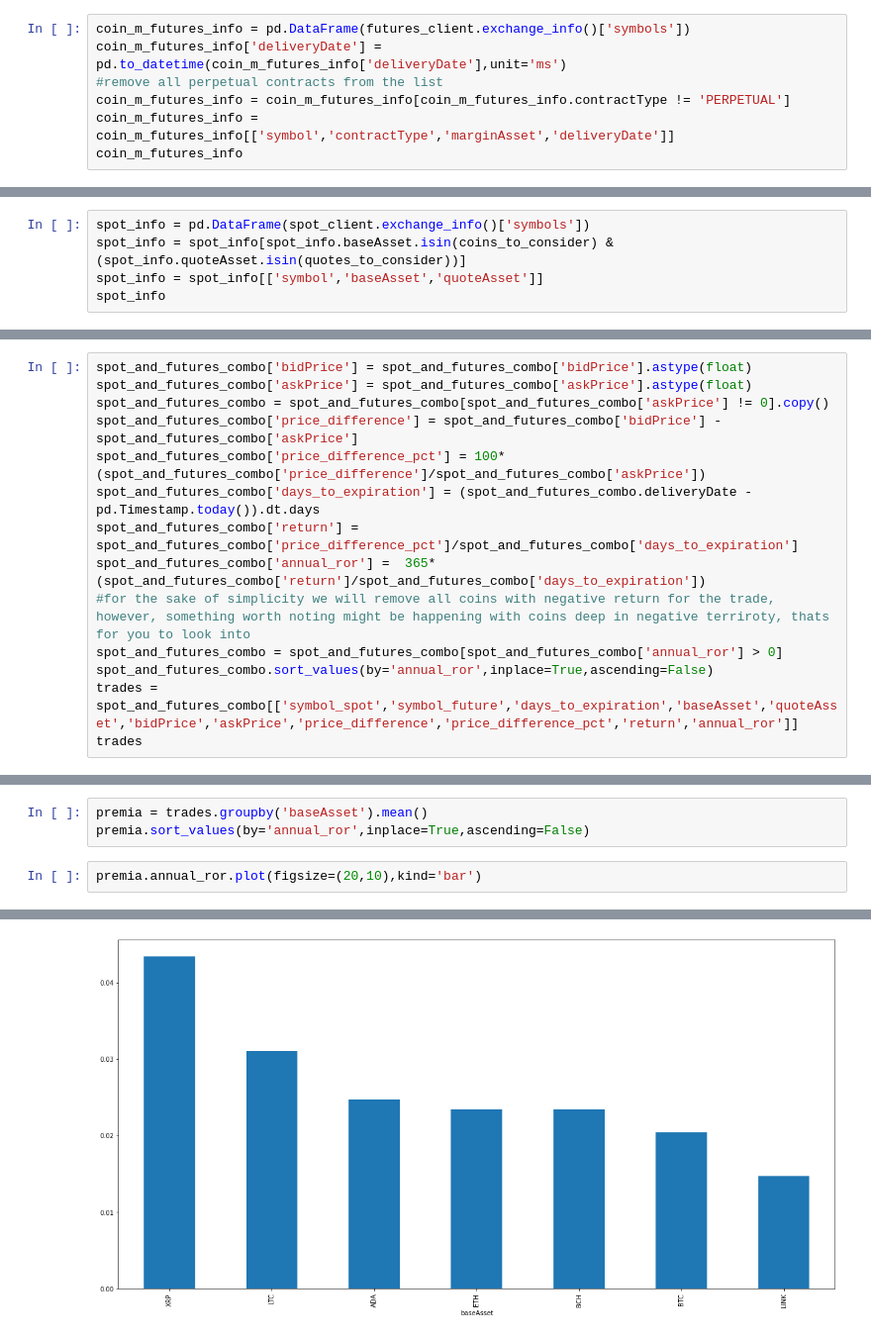
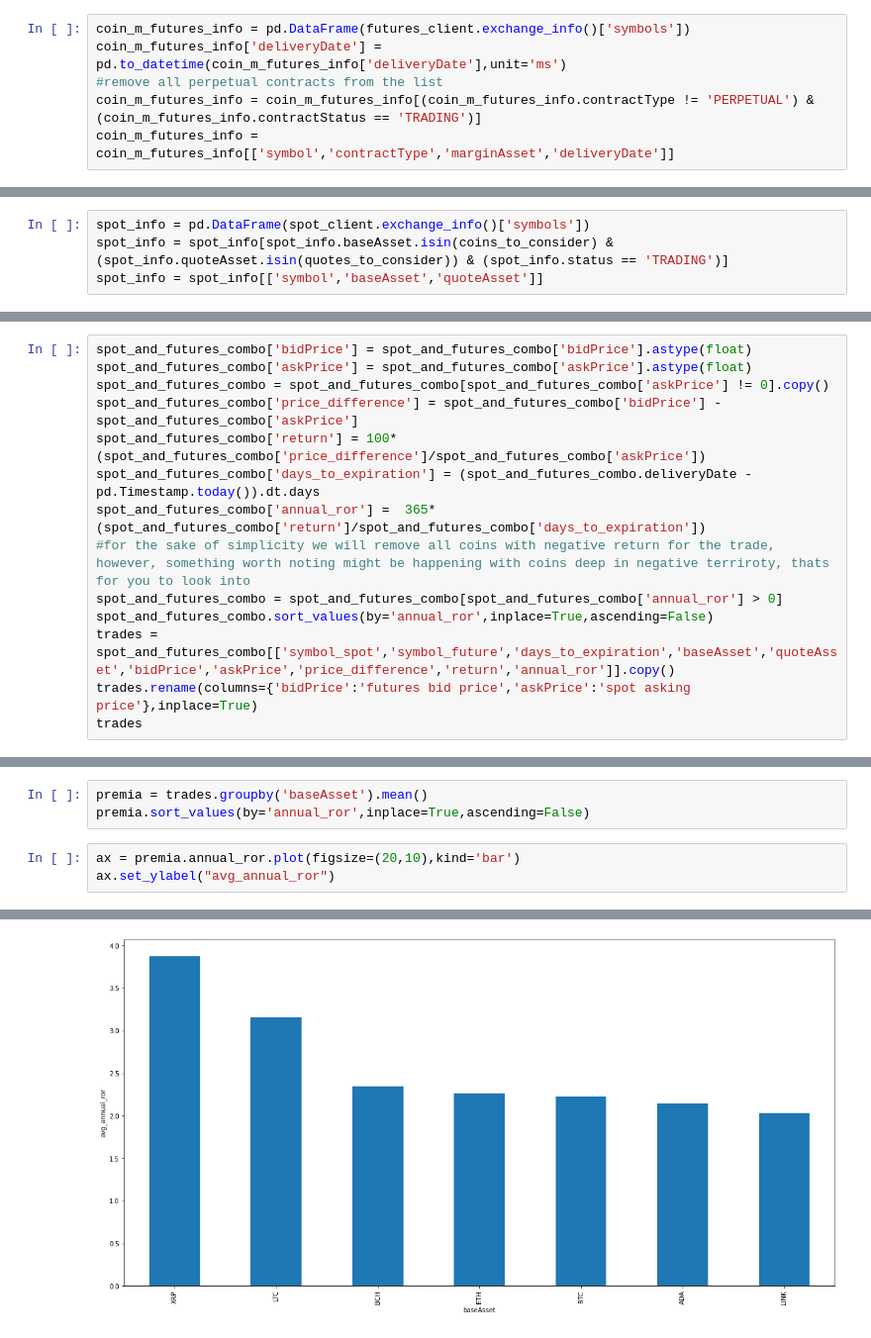
Before and after one commit to numberjuani/crypto_cash_carry, a Jupyter notebook: Cash_and_Carry_Trade.ipynb, the cells around one changed output, grey strips where cells are left out. Shown at 99% size. Saved outputs shown, nothing was run; the diff lists cells and outputs as text.

```diff
--- a/Cash_and_Carry_Trade.ipynb
+++ b/Cash_and_Carry_Trade.ipynb
@@ -19,6 +20,5 @@ Now we obtain information for all listed contracts under the COIN-M futures, whi
 coin_m_futures_info = pd.DataFrame(futures_client.exchange_info()['symbols'])
 coin_m_futures_info['deliveryDate'] = pd.to_datetime(coin_m_futures_info['deliveryDate'],unit='ms')
 #remove all perpetual contracts from the list
-coin_m_futures_info = coin_m_futures_info[coin_m_futures_info.contractType != 'PERPETUAL']
+coin_m_futures_info = coin_m_futures_info[(coin_m_futures_info.contractType != 'PERPETUAL') & (coin_m_futures_info.contractStatus == 'TRADING')]
 coin_m_futures_info = coin_m_futures_info[['symbol','contractType','marginAsset','deliveryDate']]
-coin_m_futures_info
@@ -99,6 +62,5 @@ coins_to_consider = futures.marginAsset.values.tolist()
 quotes_to_consider = ['USD','USDT','BUSD','USDS','USDP','DAI','USDC','TUSD']
 # %%
 spot_info = pd.DataFrame(spot_client.exchange_info()['symbols'])
-spot_info = spot_info[spot_info.baseAsset.isin(coins_to_consider) & (spot_info.quoteAsset.isin(quotes_to_consider))]
+spot_info = spot_info[spot_info.baseAsset.isin(coins_to_consider) & (spot_info.quoteAsset.isin(quotes_to_consider)) & (spot_info.status == 'TRADING')]
 spot_info = spot_info[['symbol','baseAsset','quoteAsset']]
-spot_info
@@ -191,13 +116,13 @@ spot_and_futures_combo['bidPrice'] = spot_and_futures_combo['bidPrice'].astype(f
 spot_and_futures_combo['askPrice'] = spot_and_futures_combo['askPrice'].astype(float)
 spot_and_futures_combo = spot_and_futures_combo[spot_and_futures_combo['askPrice'] != 0].copy()
 spot_and_futures_combo['price_difference'] = spot_and_futures_combo['bidPrice'] - spot_and_futures_combo['askPrice']
-spot_and_futures_combo['price_difference_pct'] = 100*(spot_and_futures_combo['price_difference']/spot_and_futures_combo['askPrice'])
+spot_and_futures_combo['return'] = 100*(spot_and_futures_combo['price_difference']/spot_and_futures_combo['askPrice'])
 spot_and_futures_combo['days_to_expiration'] = (spot_and_futures_combo.deliveryDate - pd.Timestamp.today()).dt.days
-spot_and_futures_combo['return'] = spot_and_futures_combo['price_difference_pct']/spot_and_futures_combo['days_to_expiration']
 spot_and_futures_combo['annual_ror'] =  365*(spot_and_futures_combo['return']/spot_and_futures_combo['days_to_expiration'])
 #for the sake of simplicity we will remove all coins with negative return for the trade, however, something worth noting might be happening with coins deep in negative terriroty, thats for you to look into
 spot_and_futures_combo = spot_and_futures_combo[spot_and_futures_combo['annual_ror'] > 0]
 spot_and_futures_combo.sort_values(by='annual_ror',inplace=True,ascending=False)
-trades = spot_and_futures_combo[['symbol_spot','symbol_future','days_to_expiration','baseAsset','quoteAsset','bidPrice','askPrice','price_difference','price_difference_pct','return','annual_ror']]
+trades = spot_and_futures_combo[['symbol_spot','symbol_future','days_to_expiration','baseAsset','quoteAsset','bidPrice','askPrice','price_difference','return','annual_ror']].copy()
+trades.rename(columns={'bidPrice':'futures bid price','askPrice':'spot asking price'},inplace=True)
 trades
 # %% [output]
@@ -224,5 +149,6 @@ Let's take a look at where the premiums are in general terms
 premia = trades.groupby('baseAsset').mean()
 premia.sort_values(by='annual_ror',inplace=True,ascending=False)
 # %%
-premia.annual_ror.plot(figsize=(20,10),kind='bar')
+ax = premia.annual_ror.plot(figsize=(20,10),kind='bar')
+ax.set_ylabel("avg_annual_ror")
 # %% [output]
@@ -230 +156 @@ premia.annual_ror.plot(figsize=(20,10),kind='bar')
-[figure, old version]
+[figure, new version]
```
Also changed, not shown: parts of 11 cells of this notebook.
